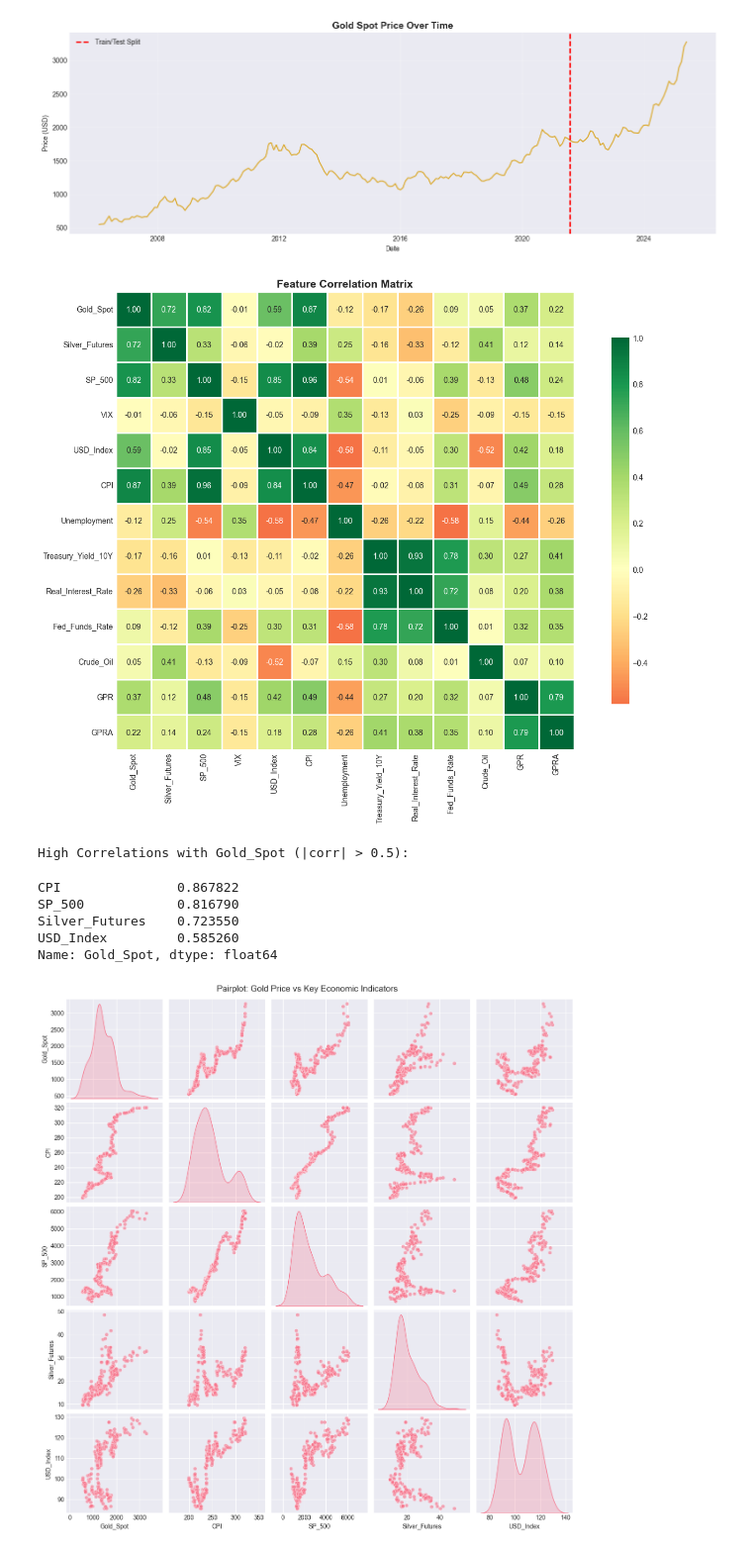
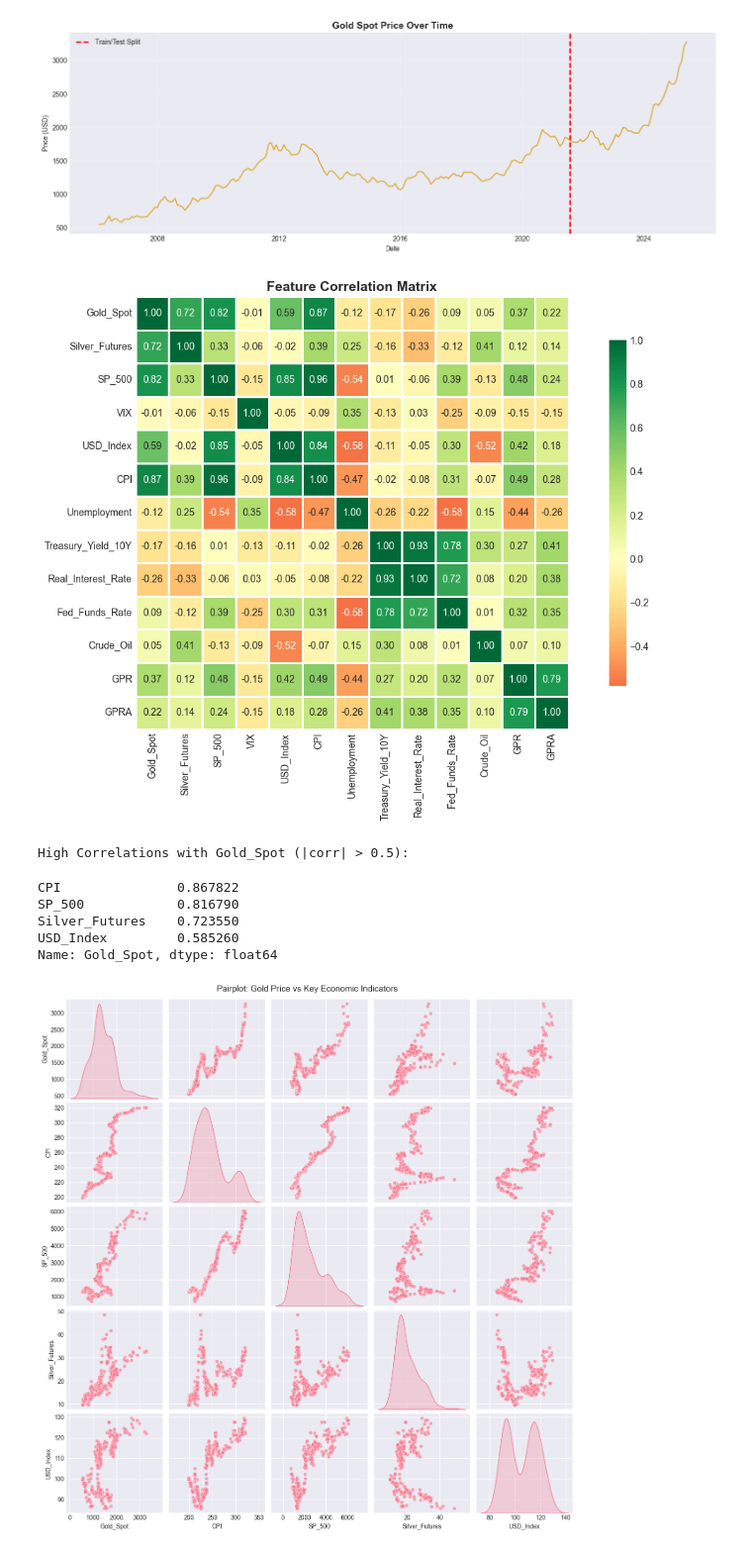
Before and after one commit to HuyPham171-hub/gold-price-prediction, a Jupyter notebook: notebooks/modeling_new.ipynb, the cells around one changed output. Shown at 99% size. Saved outputs shown, nothing was run; the diff lists cells and outputs as text; code cells hidden in the pictures.

```diff
--- a/notebooks/modeling_new.ipynb
+++ b/notebooks/modeling_new.ipynb
@@ -246,22 +246,22 @@ plt.show()
 # %%
 # ============================================================
 # 3.3. Correlation Heatmap
 # ============================================================
 
-plt.figure(figsize=(14, 10))
+plt.figure(figsize=(12, 8))
 corr_matrix = df.corr()
 sns.heatmap(corr_matrix, annot=True, fmt='.2f', cmap='RdYlGn', center=0,
             square=True, linewidths=1, cbar_kws={"shrink": 0.8})
 plt.title("Feature Correlation Matrix", fontsize=14, fontweight='bold')
 plt.tight_layout()
 plt.show()
 
 # Identify high correlations
 print("\nHigh Correlations with Gold_Spot (|corr| > 0.5):")
 gold_corr = corr_matrix["Gold_Spot"].drop("Gold_Spot").sort_values(ascending=False)
 display(gold_corr[abs(gold_corr) > 0.5])
 # %% [output]
-[figure, old version]
+[figure, new version]
 High Correlations with Gold_Spot (|corr| > 0.5):
 CPI               0.867822
 SP_500            0.816790
```
Also changed, not shown: 14 other files.
